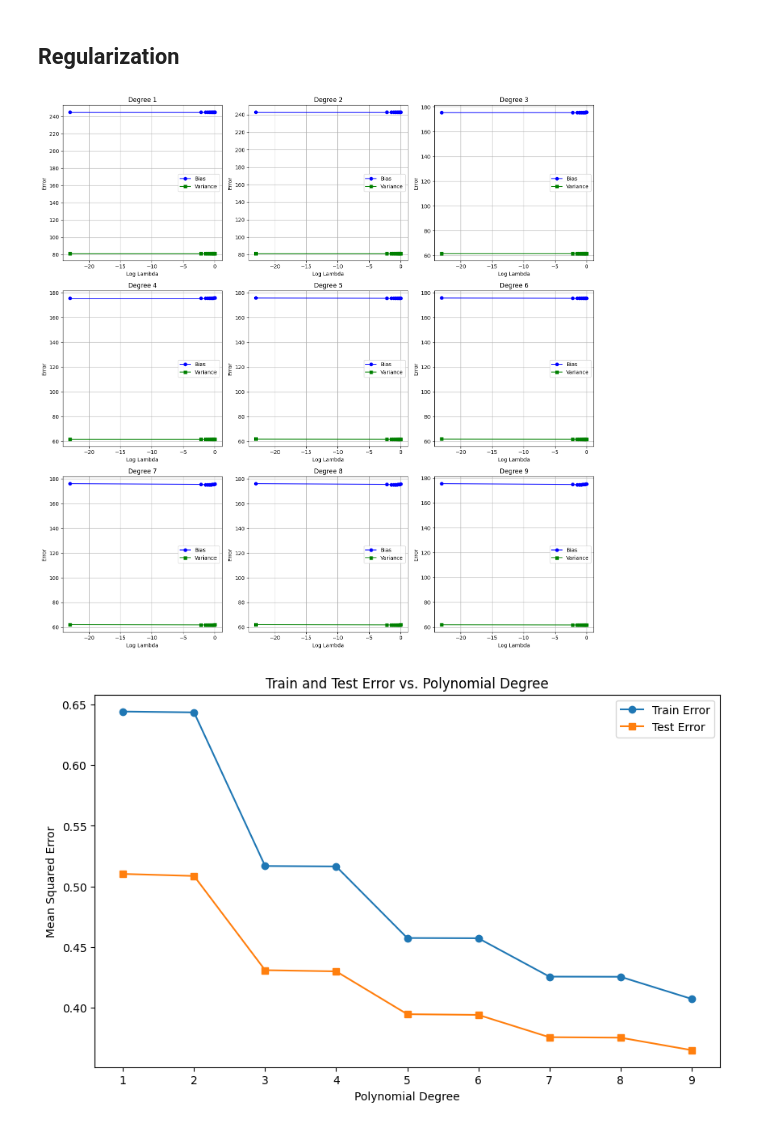
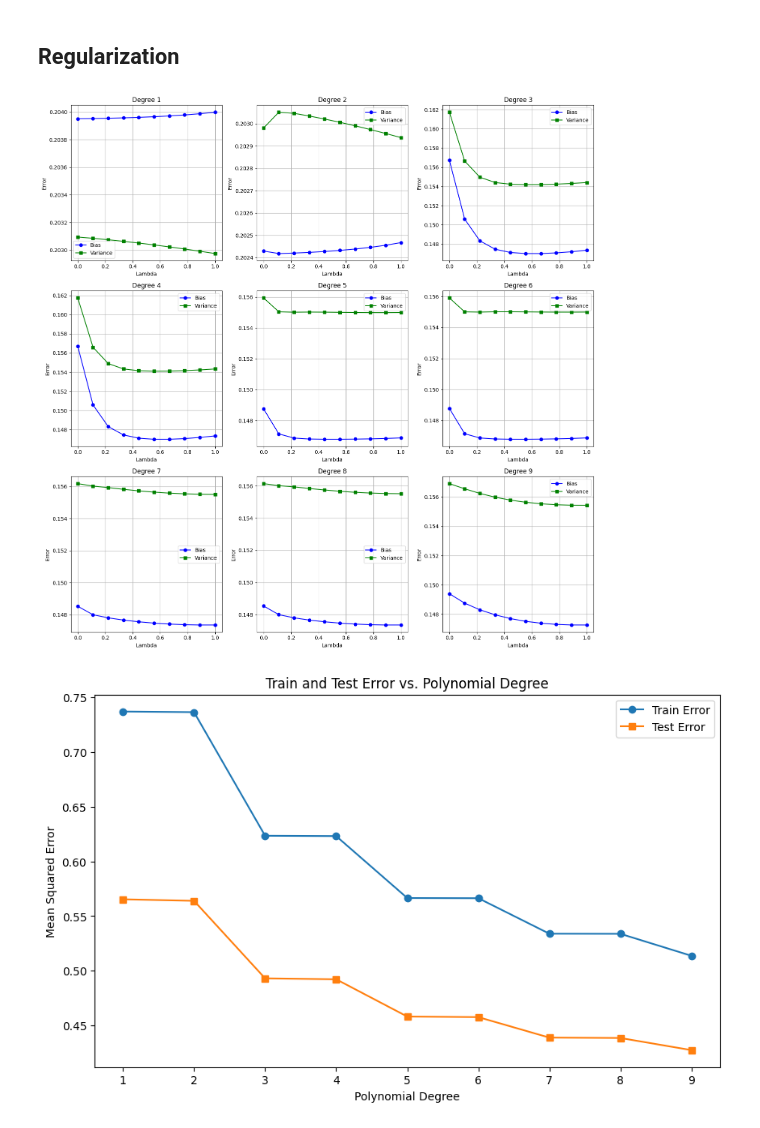
Before and after one commit to RastogiAdit/FODS-Assignment_1, a Jupyter notebook: Assignment-1.ipynb, the cells around one changed output. Drawn from its saved outputs; the diff is of its cells as text; code cells hidden in the pictures.

```diff
--- a/Assignment-1.ipynb
+++ b/Assignment-1.ipynb
@@ -95,7 +95,7 @@ def gradient(poly_matrix, Y, w):
 def gradient_descent(poly_matrix, Y, w):
 
     w_old = w.copy()
-    w -= 0.00005 * gradient(poly_matrix, Y, w_old)
+    w -= 0.0001 * gradient(poly_matrix, Y, w_old)
 
     return w
 # %%
@@ -142,18 +142,21 @@ def compute_error_val(poly_matrix, Y, w):
         error += (np.dot(poly_matrix[i], w) - Y[i + 800]) ** 2
     return error / (2 * N)
 # %%
+
+from math import exp
+
 
 def gradient_l2(poly_matrix, Y, w, l2_lambda):
 
     err = (np.dot(poly_matrix, w)) - Y
     slope = np.dot(poly_matrix.T, err)
-    slope += l2_lambda * w
+    slope += exp(l2_lambda) * w
     return slope
 # %%
 def gradient_descent_l2(poly_matrix, Y, w, l2_lambda):
 
     w_old = w.copy()
-    w -= 0.001 * gradient_l2(poly_matrix, Y, w_old, l2_lambda)
+    w -= 0.0001 * gradient_l2(poly_matrix, Y, w_old, l2_lambda)
 
     return w
 # %%
@@ -186,14 +189,14 @@ for deg in range(1, 10):
             )
 
         # From training set
-        bias = compute_error(polynomial1, train_set['Y'], w)
+        bias_2 = compute_error(polynomial1, train_set['Y'], w)
 
         # from validation set
         variance = compute_error_val(polynomial2, val_set['Y'], w)
 
-        deg_bias.append(bias)
+        deg_bias.append(bias_2)
         deg_variance.append(variance)
-        total_error.append(bias + variance)
+        total_error.append(bias_2 + variance)
 
     all_bias[deg] = deg_bias
     all_variance[deg] = deg_variance
@@ -201,29 +204,29 @@ for deg in range(1, 10):
 # %%
 log_lambdas = np.log(lambdas)
 
 fig, axes = plt.subplots(3, 3, figsize=(15, 15))
 axes = axes.flatten()  # Flatten the 3x3 grid of subplots
 
 # Loop over each degree and plot bias, variance, and total error
 for deg in range(1, 10):
     ax = axes[deg - 1]
 
     # Plot bias, variance, and total error
-    ax.plot(log_lambdas, all_bias[deg], label='Bias', color='blue', marker='o')
-    ax.plot(log_lambdas, all_variance[deg], label='Variance', color='green', marker='s')
-    # ax.plot(log_lambdas, all_total_error[deg], label='Total Error', color='red', marker='x')
+    ax.plot(lambdas, all_bias[deg], label='Bias', color='blue', marker='o')
+    ax.plot(lambdas, all_variance[deg], label='Variance', color='green', marker='s')
+    # ax.plot(lambdas, all_total_error[deg], label='Total Error', color='red', marker='x')
 
     ax.set_title(f'Degree {deg}')
-    ax.set_xlabel('Log Lambda')
+    ax.set_xlabel('Lambda')
     ax.set_ylabel('Error')
     ax.legend()
     ax.grid(True)
 
 # Adjust layout
 plt.tight_layout()
 plt.show()
 # %% [output]
-[figure, old version]
+[figure, new version]
 # %%
 def gradient_descent_L2_vectorized(X, y, w, ln_lambda, learning_rate=0.001, max_iter=500, batch_size=200):
     N = len(y)
@@ -238,38 +241,32 @@ def gradient_descent_L2_vectorized(X, y, w, ln_lambda, learning_rate=0.001, max_
             w -= learning_rate * grad
     return w
 
-# Compute the error with L2 regularization (vectorized)
 def compute_error_L2_vectorized(X, y, w):
     predictions = np.dot(X, w)
     errors = predictions - y
-    return np.mean(errors ** 2)  # Mean squared error
+    return np.mean(errors ** 2)
 
 degrees = range(1, 10)
 train_errors = []
 test_errors = []
 
 for deg in degrees:
-    # Create the design matrix for train and test sets
-    X_train_design = pre_compute(train_set['X'], deg)
-    X_test_design = pre_compute(test_set['X'], deg)
+    X_train_design = pre_compute(train_set['X'].values, deg)
+    X_test_design = pre_compute(test_set['X'].values, deg)
 
     y_train = train_set['Y'].values
     y_test = test_set['Y'].values
 
-    # Initialize weights
     w = np.zeros(deg + 1)
 
-    # Train the model using gradient descent
-    w = gradient_descent_L2_vectorized(X_train_design, y_train, w, ln_lambda=0.01, max_iter=500)
+    w = gradient_descent_L2_vectorized(X_train_design, y_train, w, ln_lambda=0.5, max_iter=500)
 
-    # Compute training and test errors
     train_error = compute_error_L2_vectorized(X_train_design, y_train, w)
     test_error = compute_error_L2_vectorized(X_test_design, y_test, w)
 
     train_errors.append(train_error)
     test_errors.append(test_error)
 
-# Plot train and test errors
 plt.figure(figsize=(10, 6))
 plt.plot(degrees, train_errors, label='Train Error', marker='o')
 plt.plot(degrees, test_errors, label='Test Error', marker='s')
@@ -279,4 +276,4 @@ plt.title('Train and Test Error vs. Polynomial Degree')
 plt.legend()
 plt.show()
 # %% [output]
-[figure, old version]
+[figure, new version]
```
Also changed, not shown: parts of 4 cells of this notebook, 1 other file.
